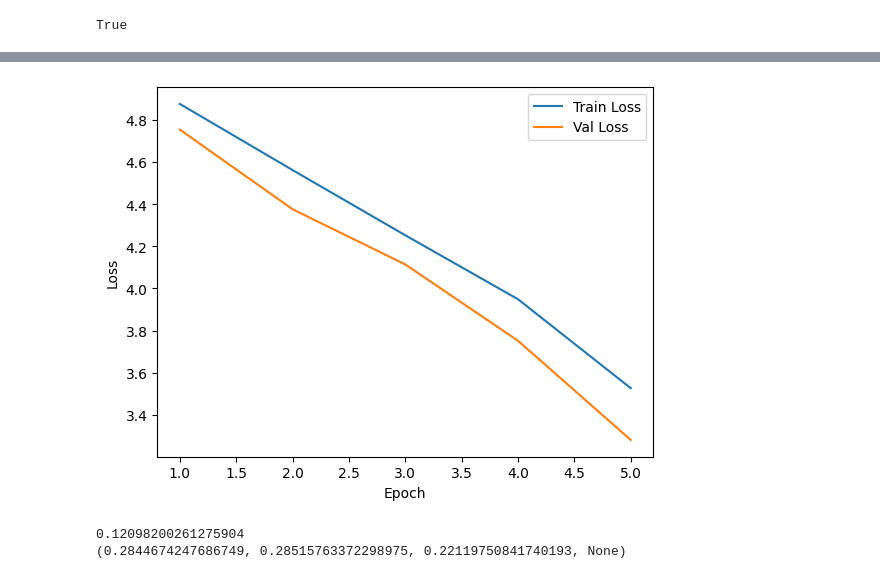
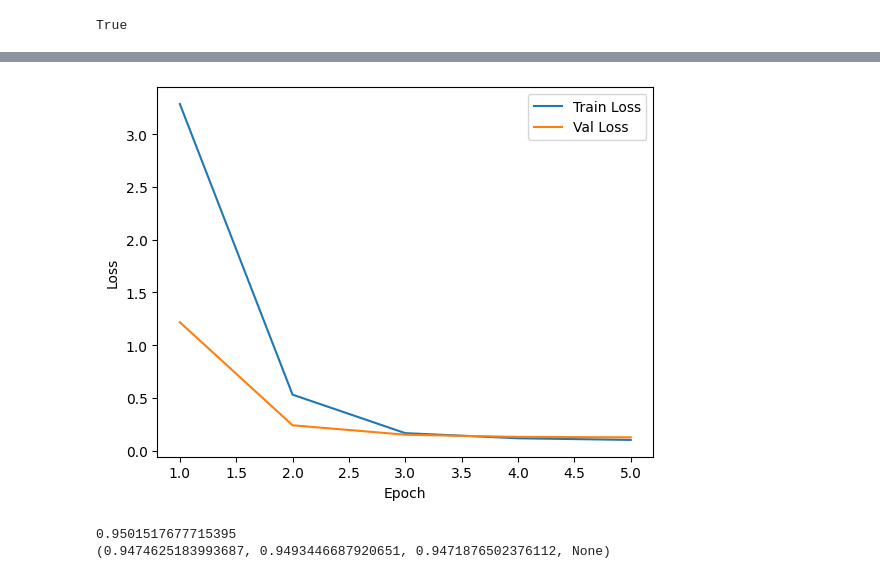
Before and after one commit to AirisFiorentini/Intent-recognition-methods-in-Russian-language-user-generated-content, a Jupyter notebook: russian-intents-bilstm.ipynb, the cells around one changed output, grey strips where cells are left out. Drawn from its saved outputs; the diff is of its cells as text; code cells hidden in the pictures.

```diff
--- a/russian-intents-bilstm.ipynb
+++ b/russian-intents-bilstm.ipynb
@@ -86,7 +86,7 @@ model = model.to(device)
 
 # Определение функции потерь и оптимизатора
 criterion = nn.CrossEntropyLoss()
-optimizer = torch.optim.Adam(model.parameters(), lr=0.0001)
+optimizer = torch.optim.Adam(model.parameters(), lr=0.001)
 
 # Обучение модели
 train_losses = []
@@ -148,4 +148,4 @@ Epoch 5, Train Loss: 3.526774508419523, Val Loss: 3.2810988158322454
-[figure, old version]
+[figure, new version]
 # %%
 # Прогнозирование на тестовом наборе
 predictions = []
@@ -162,5 +162,5 @@ predicted_intents = le.inverse_transform(predictions)
 print(balanced_accuracy_score(test_labels, predictions))
 print(precision_recall_fscore_support(test_labels, predictions, average='weighted'))
 # %% [output]
-0.12098200261275904
-(0.2844674247686749, 0.28515763372298975, 0.22119750841740193, None)
+0.9501517677715395
+(0.9474625183993687, 0.9493446687920651, 0.9471876502376112, None)
```
Also changed, not shown: parts of 1 cell of this notebook.
